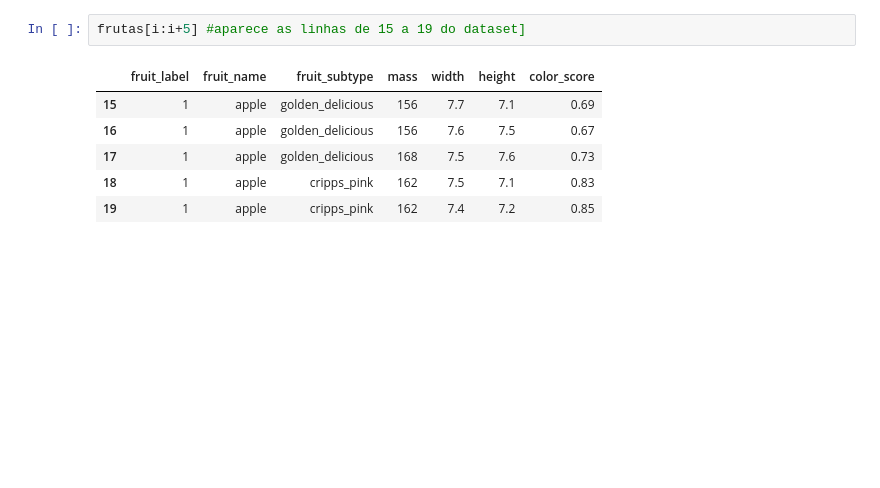
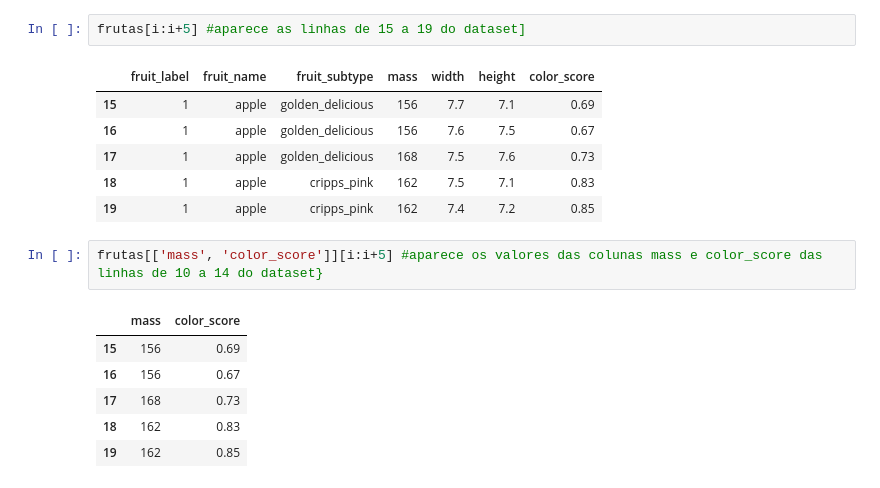
Before and after one commit to engcriscunha/Curso-Machine-Learning-DELL, a Jupyter notebook: fruits.ipynb, the cells around one changed output. Drawn from its saved outputs; the diff is of its cells as text; blank space fills up the shorter version.

Commit message:
feat: executar seleção de uma parte do dataset

```diff
--- a/fruits.ipynb
+++ b/fruits.ipynb
@@ -156,3 +156,12 @@ frutas[i:i+5] #aparece as linhas de 15 a 19 do dataset]
 | 17 | 1 | apple | golden_delicious | 168 | 7.5 | 7.6 | 0.73 |
 | 18 | 1 | apple | cripps_pink | 162 | 7.5 | 7.1 | 0.83 |
 | 19 | 1 | apple | cripps_pink | 162 | 7.4 | 7.2 | 0.85 |
+# %%
+frutas[['mass', 'color_score']][i:i+5] #aparece os valores das colunas mass e color_score das linhas de 10 a 14 do dataset}
+# %% [output]
+|  | mass | color_score |
+| 15 | 156 | 0.69 |
+| 16 | 156 | 0.67 |
+| 17 | 168 | 0.73 |
+| 18 | 162 | 0.83 |
+| 19 | 162 | 0.85 |
```
